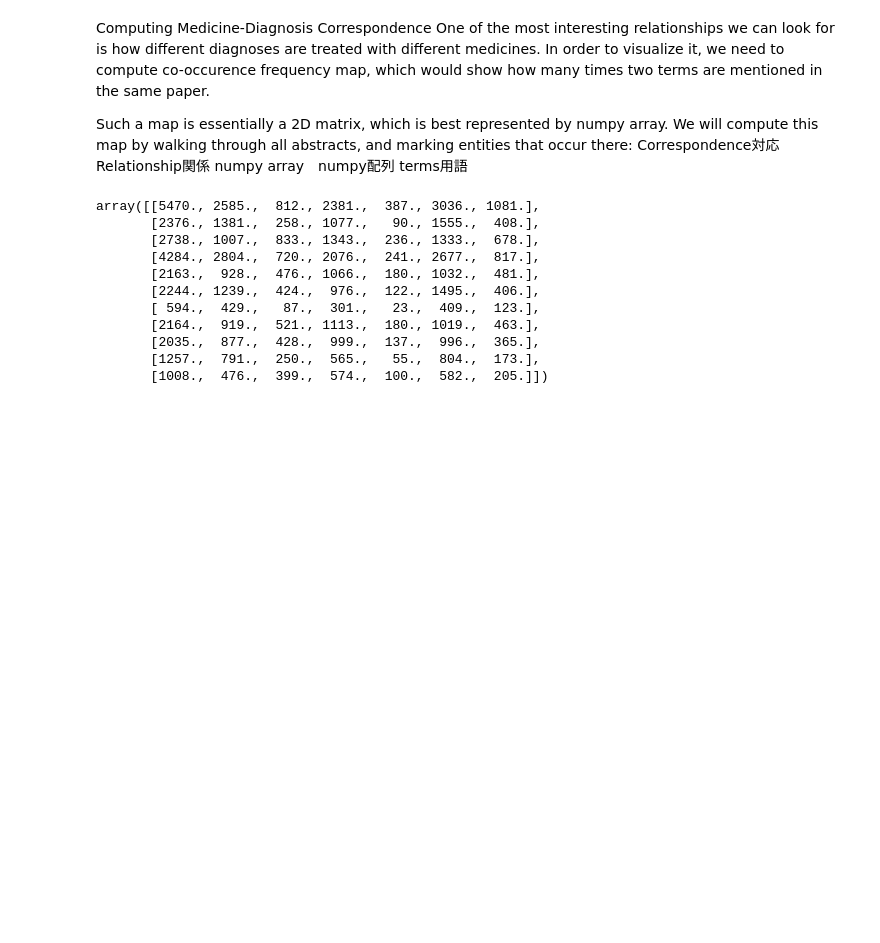
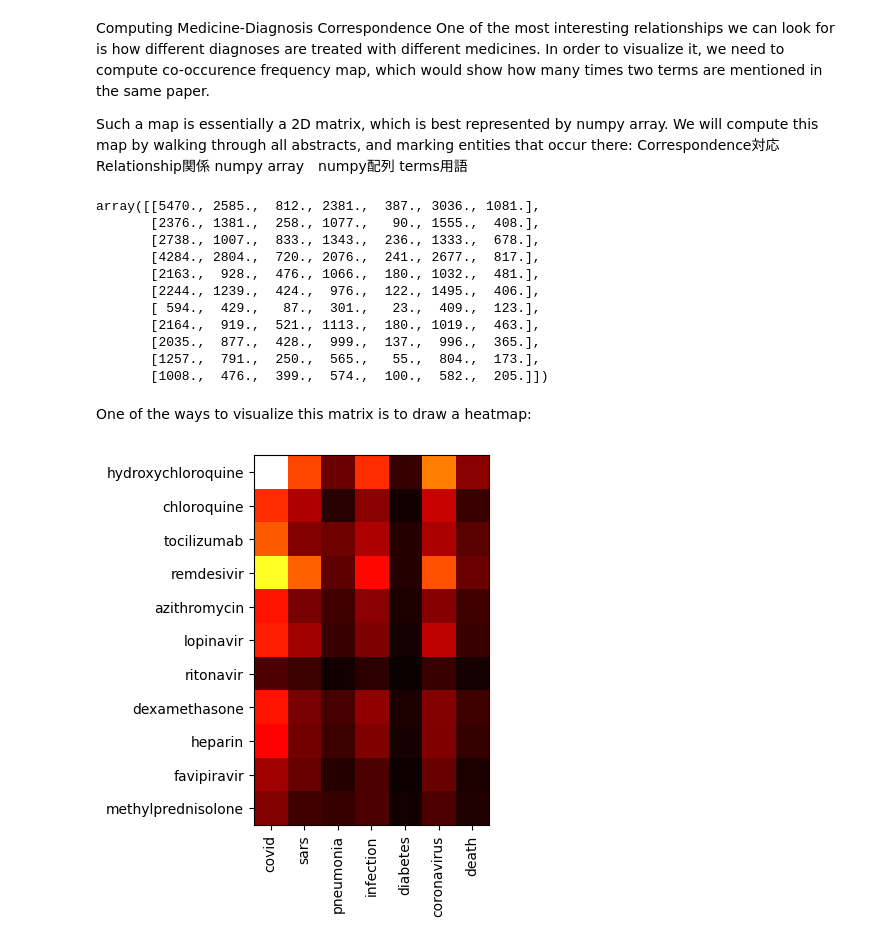
Before and after one commit to YUKIo511/Data_Science, a Jupyter notebook: ds2,7,1.ipynb, the cells around one changed output. Cells and saved outputs as stored; diff of their text form; code cells hidden in the pictures; blank space fills up the shorter version.

```diff
--- a/ds2,7,1.ipynb
+++ b/ds2,7,1.ipynb
@@ -270,3 +270,15 @@ array([[5470., 2585.,  812., 2381.,  387., 3036., 1081.],
        [2035.,  877.,  428.,  999.,  137.,  996.,  365.],
        [1257.,  791.,  250.,  565.,   55.,  804.,  173.],
        [1008.,  476.,  399.,  574.,  100.,  582.,  205.]])
+# %% [markdown]
+One of the ways to visualize this matrix is to draw a heatmap:
+# %%
+plt.imshow(m,interpolation='nearest',cmap='hot')#imshowはヒートマップを作成するメソッド
+ax = plt.gca()#Get Current Axes（現在の座標軸を取得する）今のアクシズを定義できる
+ax.set_yticks(range(len(medications))) #アクシズのy軸の定義、薬の数をy軸の範囲にする
+ax.set_yticklabels(medications)#アクシズのY軸の見出し（ラベル）の定義
+ax.set_xticks(range(len(diagnosis)))
+ax.set_xticklabels(diagnosis,rotation=90)
+plt.show()
+# %% [output]
+[figure, added]
```
Also changed, not shown: parts of 5 cells of this notebook.
